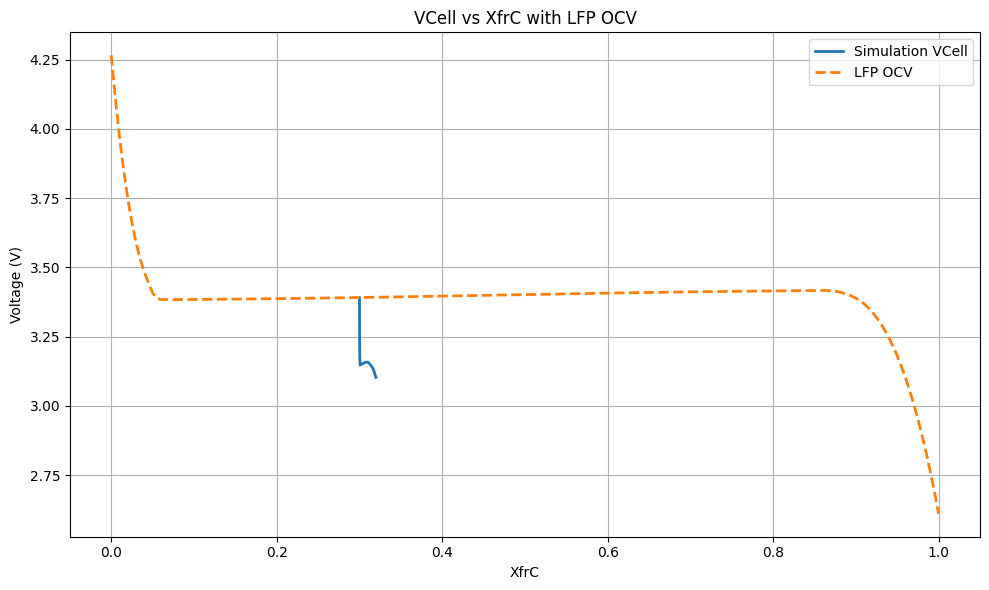
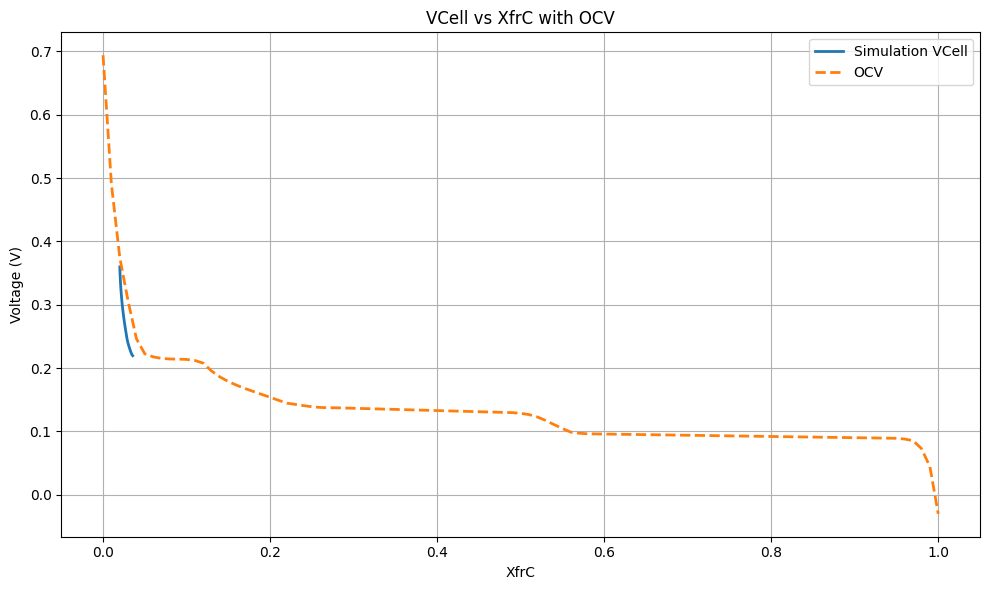
The change to this notebook cell's code, shown as a diff; its figure went from the first image to the second:
--- before
+++ after
@@ -8,10 +8,10 @@
 # ============================================================
 
-file_path = "../bin/LFP_concentrations.txt"
+file_path = "../bin/anode_concentrations.txt"
 
 with open(file_path, 'r') as f:
     lines = f.readlines()
     #read lines starting at line 102:
-    lines = lines[924:]
+    lines = lines[27:]
 
 pattern = re.compile(
@@ -40,9 +40,9 @@
 # ============================================================
 
-ticks = np.loadtxt("../inputs/LFP_Chm_Pot_Ticks.txt")
-mu = np.loadtxt("../inputs/LFP_Chm_Pot.txt")
+ticks = np.loadtxt("../inputs/materials/C_Li_X_101.txt")
+ocv = np.loadtxt("../inputs/materials/C_Li_O3_101.txt")
 
 # Convert chemical potential to OCV
-ocv = -mu + 3.4
+# ocv = -mu + 3.4
 
 # ============================================================
@@ -72,5 +72,5 @@
     '--',
     linewidth=2,
-    label="LFP OCV"
+    label="OCV"
 )
 
@@ -80,5 +80,5 @@
 plt.xlabel("XfrC")
 plt.ylabel("Voltage (V)")
-plt.title("VCell vs XfrC with LFP OCV")
+plt.title("VCell vs XfrC with OCV")
 plt.grid(True)
 plt.legend()

Commit: adding all changes for anode side